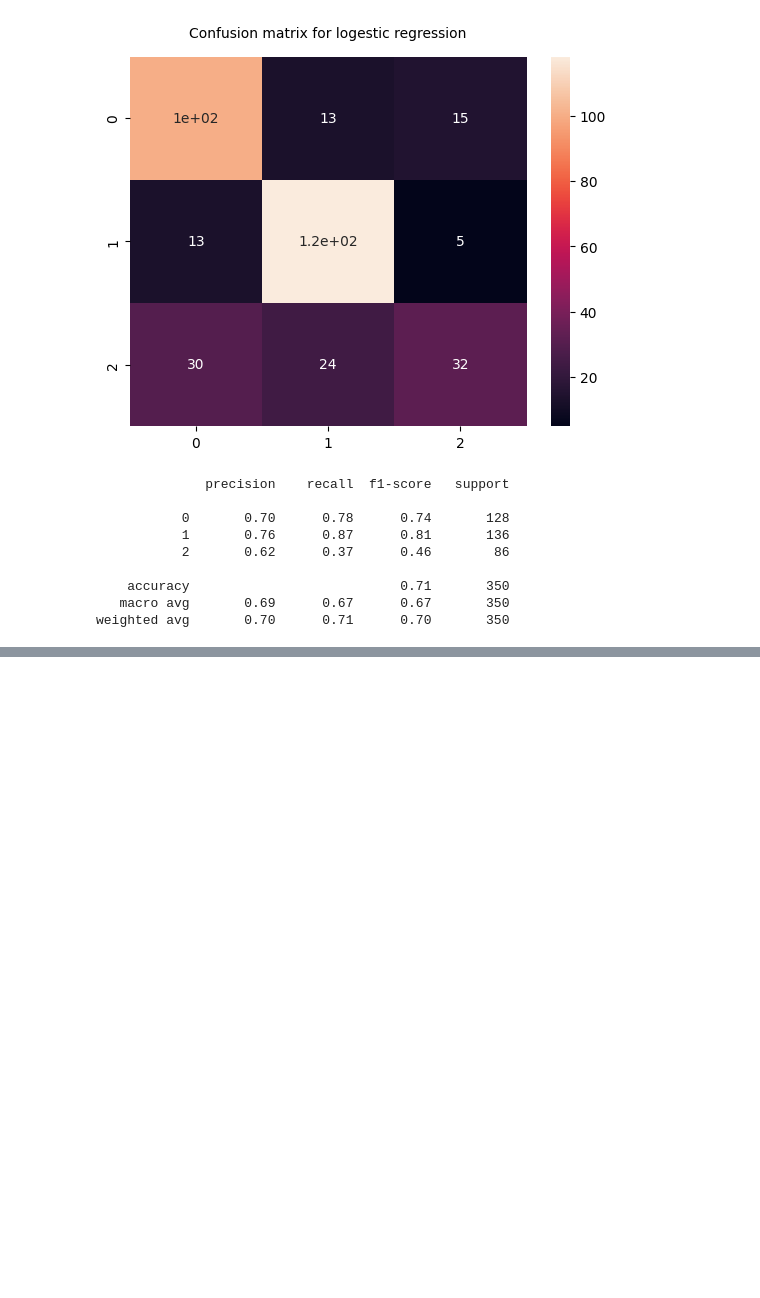
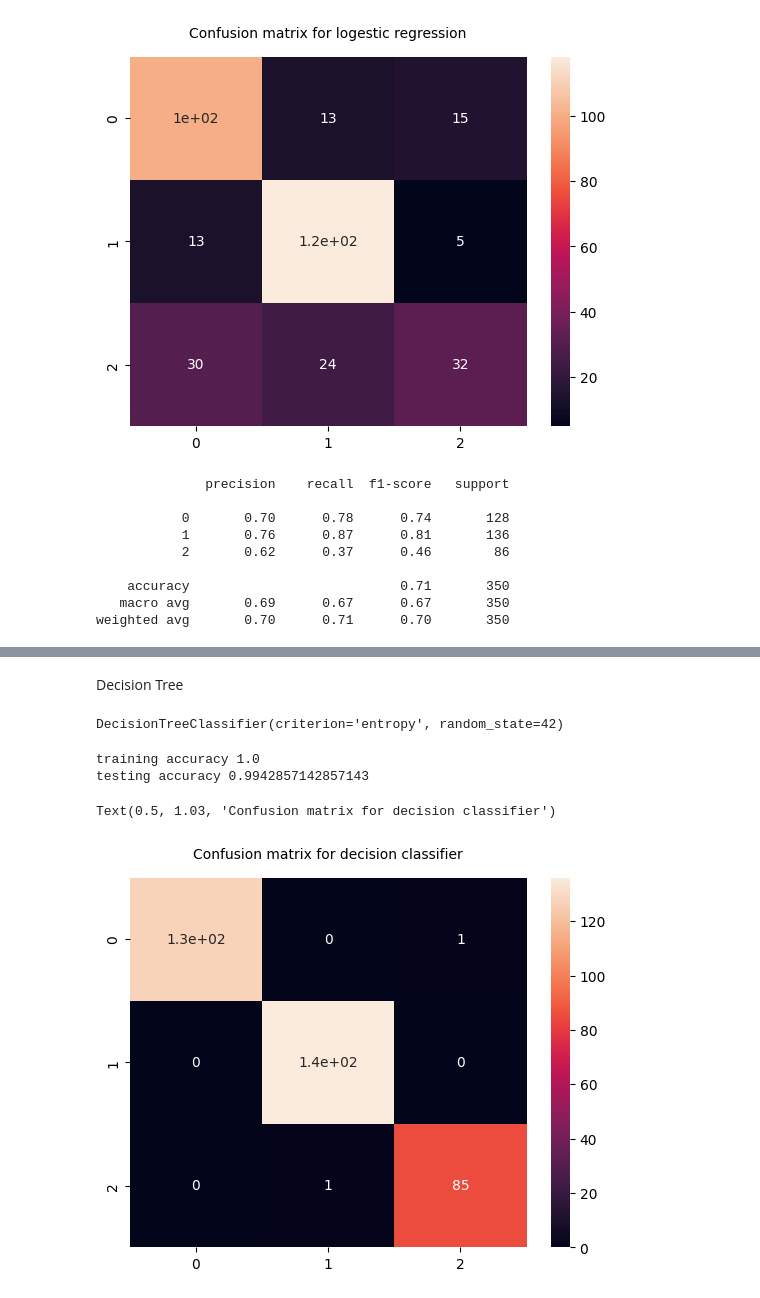
Before and after one commit to tanu1999/milk_quality, a Jupyter notebook: notebook/EDA.ipynb, the cells around one changed output, grey strips where cells are left out. Saved outputs shown, nothing was run; the diff lists cells and outputs as text; code cells hidden in the pictures; blank space fills up the shorter version.

```diff
--- a/notebook/EDA.ipynb
+++ b/notebook/EDA.ipynb
@@ -283,0 +323,22 @@ weighted avg       0.70      0.71      0.70       350
+# %% [markdown]
+Decision Tree
+# %%
+from sklearn.tree import DecisionTreeClassifier
+dtc=DecisionTreeClassifier(criterion="entropy",random_state=42)
+dtc.fit(X_train,y_train)
+# %% [output]
+DecisionTreeClassifier(criterion='entropy', random_state=42)
+# %%
+print("training accuracy", dtc.score(X_train,y_train))
+print("testing accuracy", dtc.score(X_test,y_test))
+# %% [output]
+training accuracy 1.0
+testing accuracy 0.9942857142857143
+# %%
+y_pred_dtc=dtc.predict(X_test)
+cf_matrix=confusion_matrix(y_test,y_pred_dtc)
+sns.heatmap(cf_matrix,annot=True)
+plt.title("Confusion matrix for decision classifier",fontsize=10,y=1.03)
+# %% [output]
+Text(0.5, 1.03, 'Confusion matrix for decision classifier')
+[figure, added]
```
Also changed, not shown: parts of 18 cells of this notebook.
